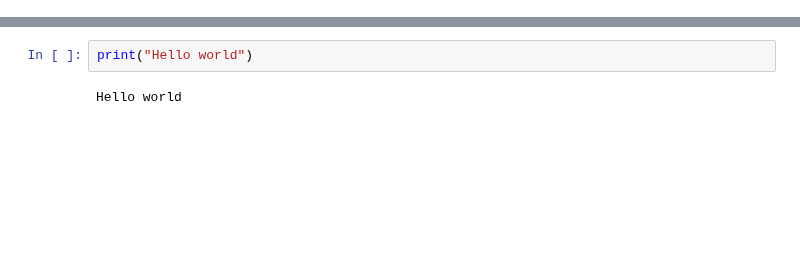
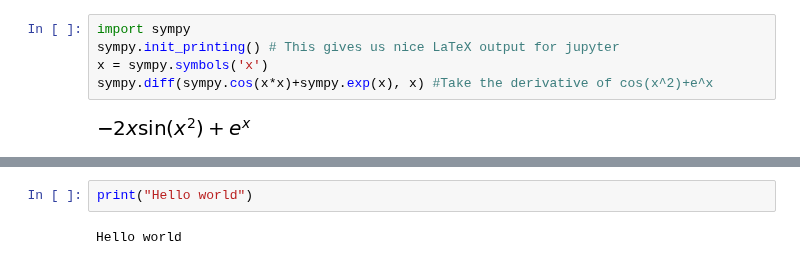
Before and after one commit to toastedcrumpets/CCP5_Python_examples, a Jupyter notebook: 01-Introduction.ipynb, the cells around one changed output, grey strips where cells are left out. Cells and saved outputs as stored; diff of their text form; blank space fills up the shorter version.

```diff
--- a/01-Introduction.ipynb
+++ b/01-Introduction.ipynb
@@ -18,0 +19,7 @@ simple as possible for you; however, they are <em>slow</em>, but if you add in t
+# %%
+import sympy
+sympy.init_printing() # This gives us nice LaTeX output for jupyter
+x = sympy.symbols('x')
+sympy.diff(sympy.cos(x*x)+sympy.exp(x), x) #Take the derivative of cos(x^2)+e^x
+# %% [output]
+[figure, added]
```
Also changed, not shown: parts of 15 cells of this notebook, 2 other files.
